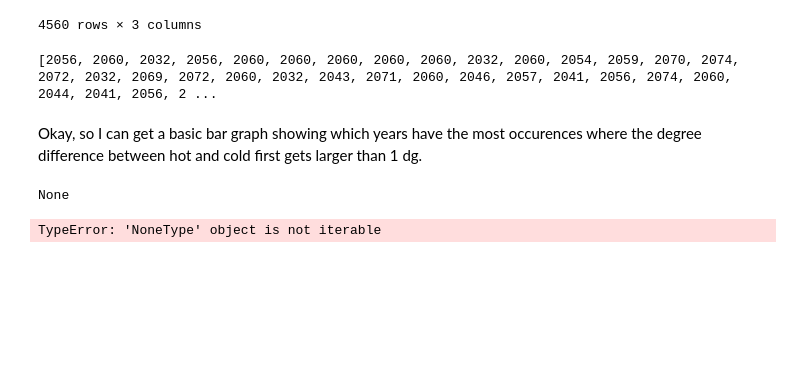
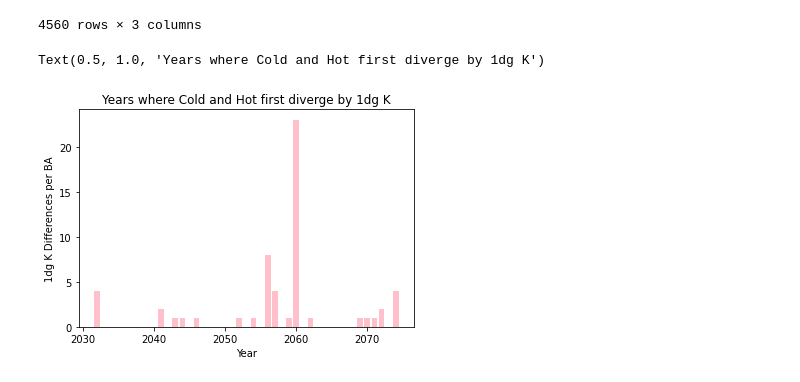
Before and after one commit to IMMM-SFA/misha_code, a Jupyter notebook: historical_means.ipynb, the cells around one changed output. Cells and saved outputs as stored; diff of their text form; code cells hidden in the pictures; blank space fills up the shorter version.

Commit message:
function to take difference and example of bar graph

```diff
--- a/historical_means.ipynb
+++ b/historical_means.ipynb
@@ -147,8 +147,3 @@ def temp_diff_years(input_temp): # input BA as string e.g. 'AEC'. input temp as
         temp_gap_years.append(first_year)
 
     return temp_gap_years
-# %%
-# use temp_diff_years function to get years where difference begins to get larger than 1 dg
-one_dg = temp_diff_years(1)
-# %% [output]
-[2056, 2060, 2032, 2056, 2060, 2060, 2060, 2060, 2060, 2032, 2060, 2054, 2059, 2070, 2074, 2072, 2032, 2069, 2072, 2060, 2032, 2043, 2071, 2060, 2046, 2057, 2041, 2056, 2074, 2060, 2044, 2041, 2056, 2 ...
@@ -166,12 +150,22 @@ one_dg = temp_diff_years(1)
-# %% [markdown]
-Okay, so I can get a basic bar graph showing which years have the most occurences where the degree difference between hot and cold first gets larger than 1 dg.
-# %%
-one_dg_sorted = one_dg.sort()
-print(one_dg_sorted)
-# %% [output]
-None
 # %%
-my_dict = {i:one_dg_sorted.count(i) for i in one_dg_sorted}
-print(my_dict)
+# use temp_diff_years function to get years where difference begins to get larger than 1 dg
+one_dg = temp_diff_years(1)
+
+# sort years by ascending order to get better graph
+one_dg.sort()
+
+# create dictionary to count number of times each year appears in one_dg
+one_dg_dict = {i:one_dg.count(i) for i in one_dg}
+one_dg_dict
+
+# plot a bar graph
+years = list(one_dg_dict.keys())
+one_dg_counts = list(one_dg_dict.values())
+
+plt.bar(years, one_dg_counts, color = 'pink')
+plt.xlabel('Year')
+plt.ylabel('1dg K Differences per BA')
+plt.title('Years where Cold and Hot first diverge by 1dg K')
 # %% [output]
-TypeError: 'NoneType' object is not iterable
+Text(0.5, 1.0, 'Years where Cold and Hot first diverge by 1dg K')
+[figure, added]
```
Also changed, not shown: parts of 1 cell of this notebook.
